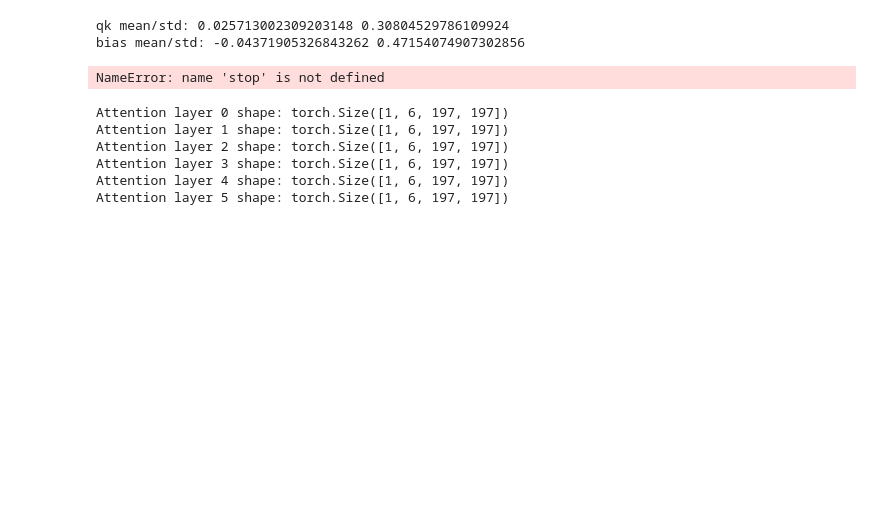
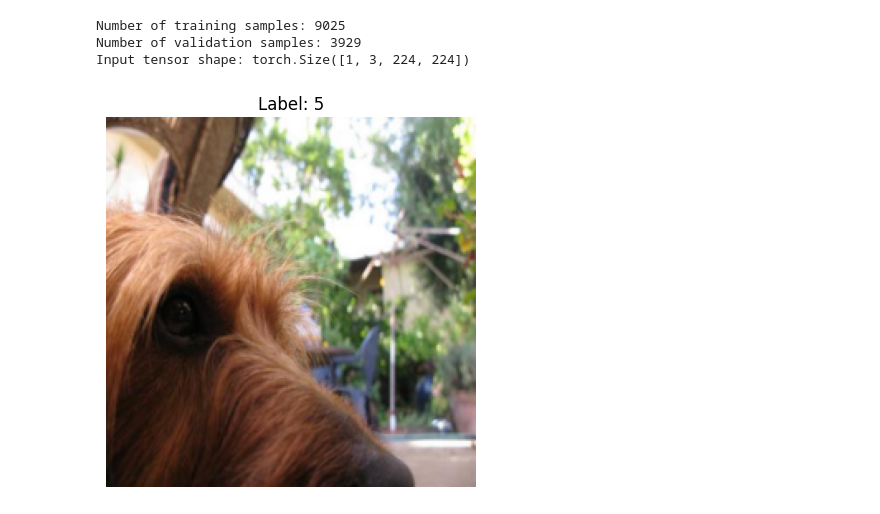
Before and after one commit to Carlosss543/attention-with-bias, a Jupyter notebook: inspect_model.ipynb, the cells around one changed output. Cells and saved outputs as stored; diff of their text form; code cells hidden in the pictures; blank space fills up the shorter version.

Commit message:
adaptation pour imagenet100 et nouveau loader avec des shards

```diff
--- a/inspect_model.ipynb
+++ b/inspect_model.ipynb
@@ -78,7 +30,0 @@ tensor = tensor.unsqueeze(0) # add the batch dimension
-# %%
-#out = feature_extractor(tensor.to(device))  # run a forward pass to get intermediate values
-_ = model(tensor.to(device))  # run a forward pass to populate attention weights
-# %% [output]
-qk mean/std: 0.025713002309203148 0.30804529786109924
-bias mean/std: -0.04371905326843262 0.47154074907302856
-NameError: name 'stop' is not defined
@@ -87,10 +31,19 @@ attentions = [layer.attn_weights for layer in model.encoder.layers]
-# %%
-for i, attn in enumerate(attentions):
-    print(f"Attention layer {i} shape: {attn.shape}")
-# %% [output]
-Attention layer 0 shape: torch.Size([1, 6, 197, 197])
-Attention layer 1 shape: torch.Size([1, 6, 197, 197])
-Attention layer 2 shape: torch.Size([1, 6, 197, 197])
-Attention layer 3 shape: torch.Size([1, 6, 197, 197])
-Attention layer 4 shape: torch.Size([1, 6, 197, 197])
-Attention layer 5 shape: torch.Size([1, 6, 197, 197])
+# %%
+# --- load data ---
+train_loader, val_loader, mask = get_data_loaders(params.batch_size, params.img_size, device)
+mean = torch.tensor([0.485, 0.456, 0.406]).view(3,1,1)
+std = torch.tensor([0.229, 0.224, 0.225]).view(3,1,1)
+
+imgs, labels = next(iter(val_loader))
+tensor = imgs[0].unsqueeze(0).to(device)  # add batch dimension and move to device
+
+print("Input tensor shape:", tensor.shape)
+plt.imshow((imgs[0] * std + mean).permute(1, 2, 0).numpy())
+plt.title(f"Label: {labels[0].item()}")
+plt.axis("off")
+plt.show()
+# %% [output]
+Number of training samples: 9025
+Number of validation samples: 3929
+Input tensor shape: torch.Size([1, 3, 224, 224])
+[figure, added]
```
Also changed, not shown: parts of 19 cells of this notebook, 7 other files.
